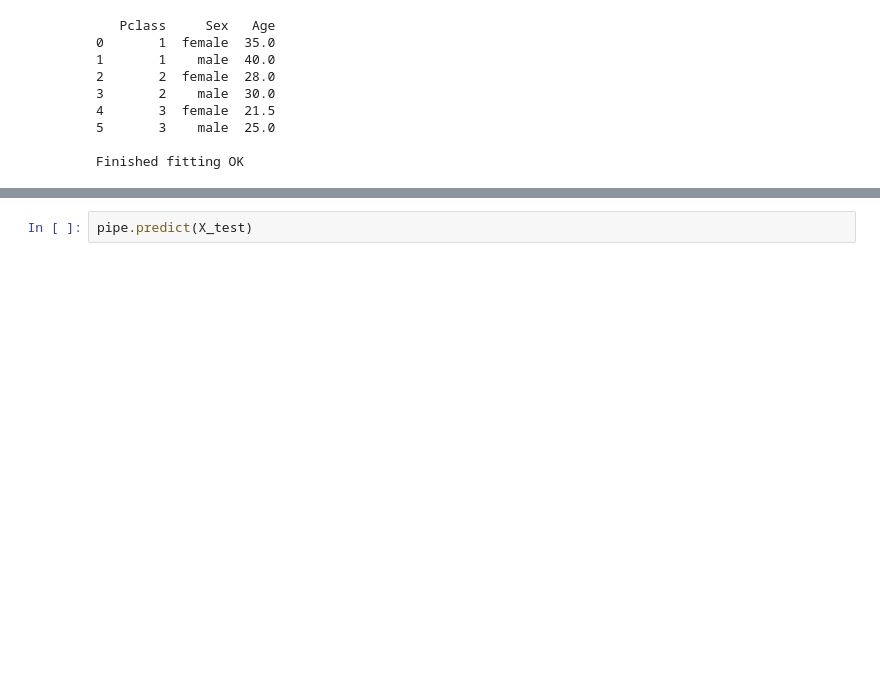
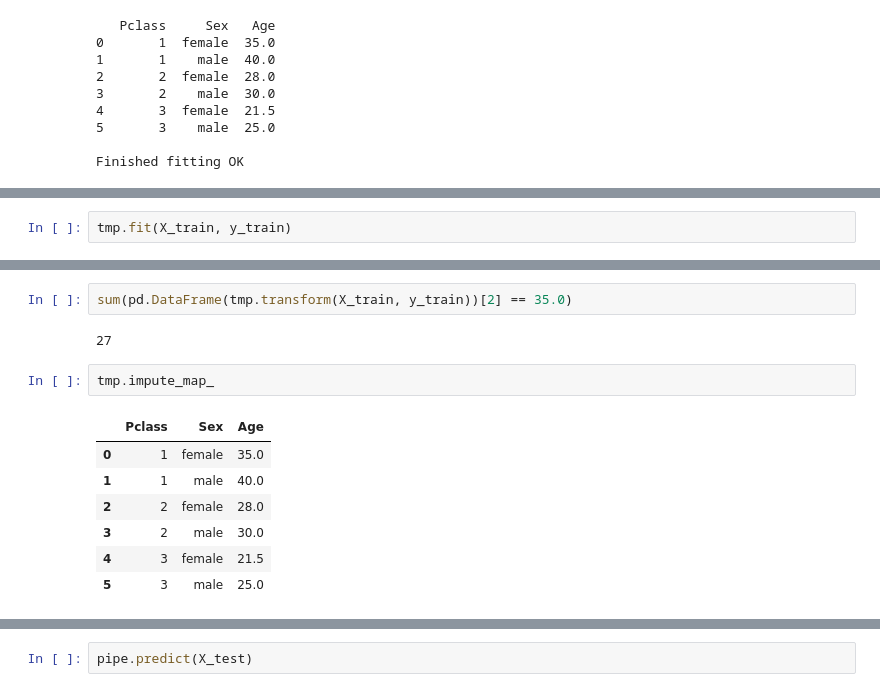
Before and after one commit to DataBooth/minimal-st-app-docker, a Jupyter notebook: notebooks/modelling-pipeline.ipynb, the cells around one changed output, grey strips where cells are left out. Cells and saved outputs as stored; diff of their text form; blank space fills up the shorter version.

```diff
--- a/notebooks/modelling-pipeline.ipynb
+++ b/notebooks/modelling-pipeline.ipynb
@@ -290,0 +298,2 @@ X_train.head()
+# %%
+tmp.fit(X_train, y_train)
@@ -291,3 +311,17 @@ X_train.head()
+# %%
+sum(pd.DataFrame(tmp.transform(X_train, y_train))[2] == 35.0)
+# %% [output]
+27
+# %%
+tmp.impute_map_
+# %% [output]
+|  | Pclass | Sex | Age |
+| 0 | 1 | female | 35.0 |
+| 1 | 1 | male | 40.0 |
+| 2 | 2 | female | 28.0 |
+| 3 | 2 | male | 30.0 |
+| 4 | 3 | female | 21.5 |
+| 5 | 3 | male | 25.0 |
 # %%
 pipe.fit(X_train, y_train)
 # %% [output]
```
Also changed, not shown: parts of 16 cells of this notebook, 6 other files.
